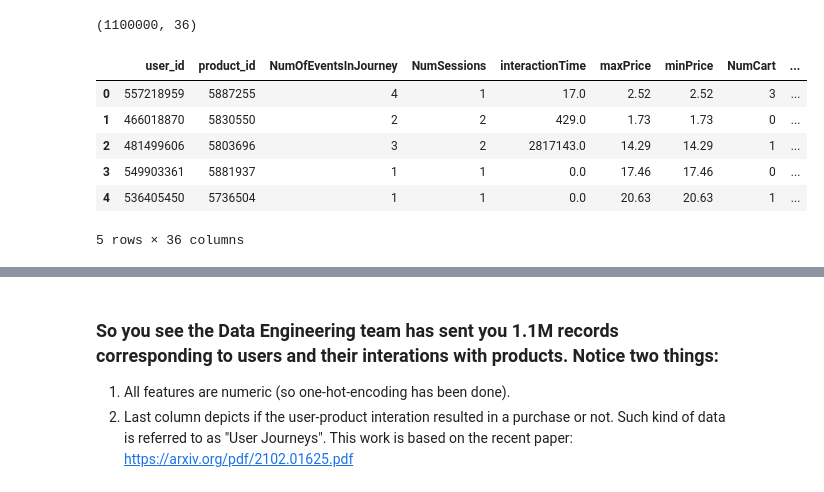
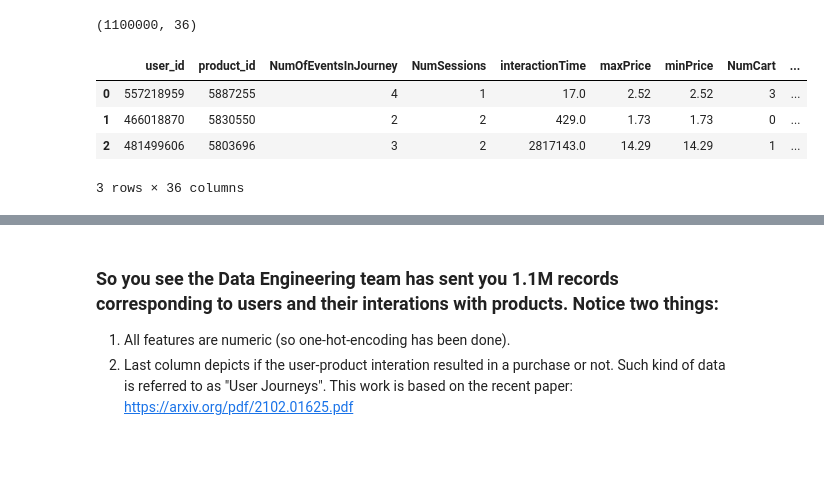
Before and after one commit to alejandro-robles7/fbai-mlops-assignments, a Jupyter notebook: week_2/mlops-ecommerce-analysis-v1.ipynb, the cells around one changed output, grey strips where cells are left out. Saved outputs shown, nothing was run; the diff lists cells and outputs as text; code cells hidden in the pictures; blank space fills up the shorter version.

```diff
--- a/week_2/mlops-ecommerce-analysis-v1.ipynb
+++ b/week_2/mlops-ecommerce-analysis-v1.ipynb
@@ -46,8 +44,5 @@ import os
 import numpy as np
 import pandas as pd
 import seaborn as sb
-# %%
-path = '/Users/alejandro.robles/PycharmProjects/fbai-mlops-assignments/data/Cosmetics_Journey_25.csv'
-raw_data = pd.read_csv(path)
 # %%
 #Write code to print the shape of raw_data
@@ -57,13 +52,11 @@ raw_data.shape
 (1100000, 36)
 # %%
 # Write code to print first few rows of raw_data
-raw_data.head()
 #############################
+raw_data.head(3)
 # %% [output]
 |  | user_id | product_id | NumOfEventsInJourney | NumSessions | interactionTime | maxPrice | minPrice | NumCart | ... |
 | 0 | 557218959 | 5887255 | 4 | 1 | 17.0 | 2.52 | 2.52 | 3 | ... |
 | 1 | 466018870 | 5830550 | 2 | 2 | 429.0 | 1.73 | 1.73 | 0 | ... |
 | 2 | 481499606 | 5803696 | 3 | 2 | 2817143.0 | 14.29 | 14.29 | 1 | ... |
-| 3 | 549903361 | 5881937 | 1 | 1 | 0.0 | 17.46 | 17.46 | 0 | ... |
-| 4 | 536405450 | 5736504 | 1 | 1 | 0.0 | 20.63 | 20.63 | 1 | ... |
-5 rows × 36 columns
+3 rows × 36 columns
```
Also changed, not shown: parts of 34 cells of this notebook.
